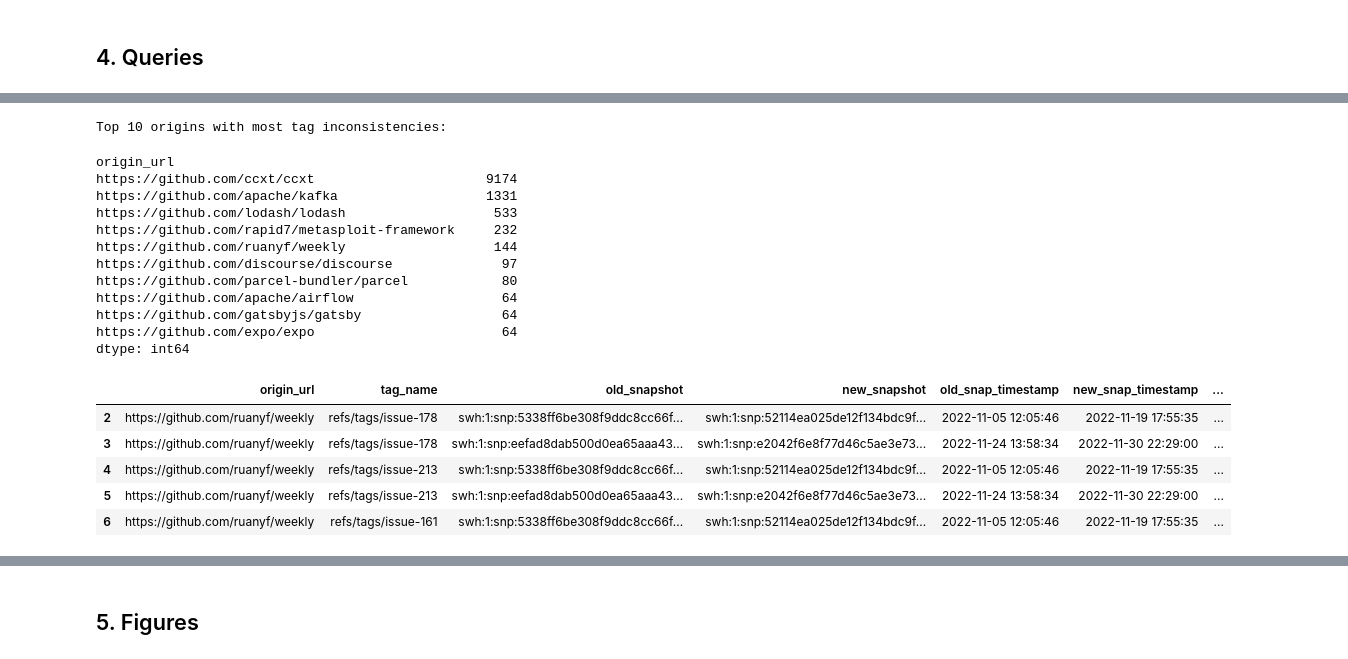
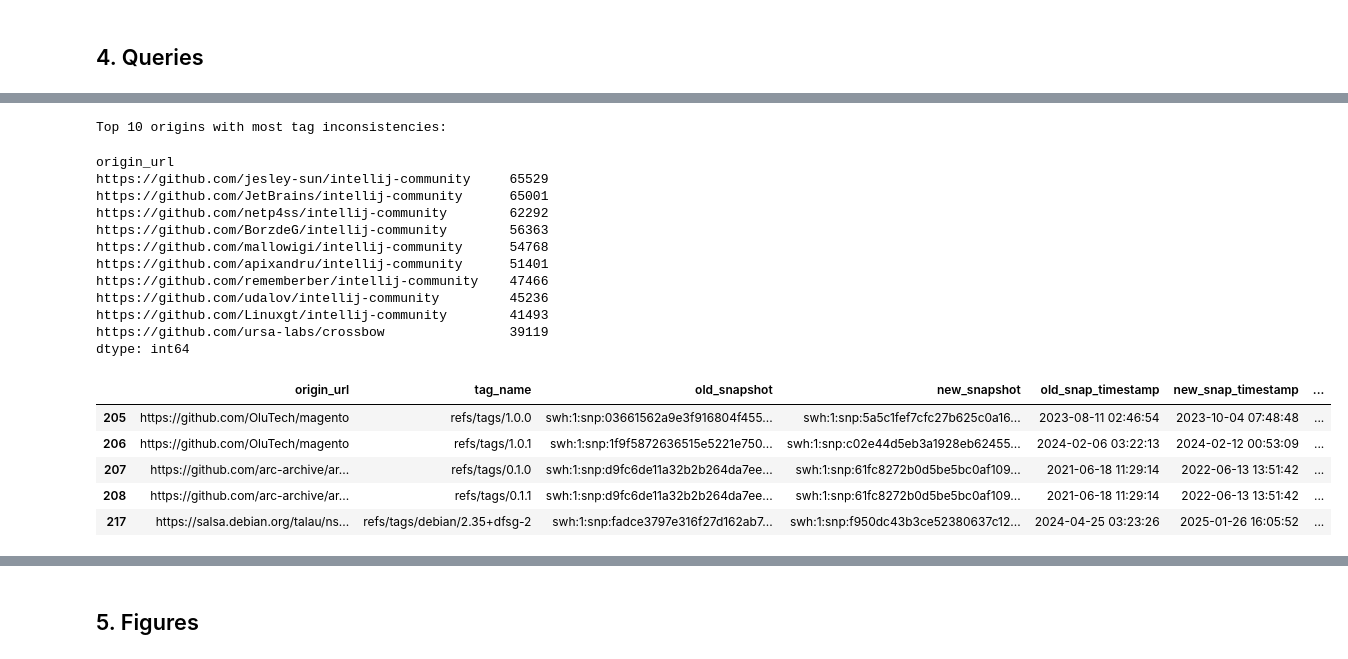
Before and after one commit to srapaport/tags-alterations, a Jupyter notebook: notebooks/analyze_tags.ipynb, the cells around one changed output, grey strips where cells are left out. Saved outputs shown, nothing was run; the diff lists cells and outputs as text; code cells hidden in the pictures.

```diff
--- a/notebooks/analyze_tags.ipynb
+++ b/notebooks/analyze_tags.ipynb
@@ -18,7 +18,7 @@ Libraries imported successfully
 # %% [markdown]
 ### 2.1. Skip if `pickle` used
 # %%
-conn = sqlite3.connect('../data/tags_alterations_teaser_2025-05.db')
+conn = sqlite3.connect('../data/tags_alterations_full_2025-10.db')
 df = pd.read_sql_query("SELECT * FROM tag_inconsistencies", conn)
 
 print(f"Loaded {len(df)} tag inconsistencies from database")
@@ -103,26 +108,26 @@ origins_with_most_issues.head(10)
 # %% [output]
 Top 10 origins with most tag inconsistencies:
 origin_url
-https://github.com/ccxt/ccxt                      9174
-https://github.com/apache/kafka                   1331
-https://github.com/lodash/lodash                   533
-https://github.com/rapid7/metasploit-framework     232
-https://github.com/ruanyf/weekly                   144
-https://github.com/discourse/discourse              97
-https://github.com/parcel-bundler/parcel            80
-https://github.com/apache/airflow                   64
-https://github.com/gatsbyjs/gatsby                  64
-https://github.com/expo/expo                        64
+https://github.com/jesley-sun/intellij-community     65529
+https://github.com/JetBrains/intellij-community      65001
+https://github.com/netp4ss/intellij-community        62292
+https://github.com/BorzdeG/intellij-community        56363
+https://github.com/mallowigi/intellij-community      54768
+https://github.com/apixandru/intellij-community      51401
+https://github.com/rememberber/intellij-community    47466
+https://github.com/udalov/intellij-community         45236
+https://github.com/Linuxgt/intellij-community        41493
+https://github.com/ursa-labs/crossbow                39119
 dtype: int64
 # %%
-tag_alterations[['origin_url', 'tag_name', 'old_snapshot', 'new_snapshot', 'old_snap_timestamp', 'new_snap_timestamp', 'old_rev_timestamp', 'new_rev_timestamp']].head()
+tag_alterations[['origin_url', 'tag_name', 'old_snapshot', 'new_snapshot', 'old_snap_timestamp', 'new_snap_timestamp', 'old_rev_timestamp', 'new_rev_timestamp', 'type']].head()
 # %% [output]
 |  | origin_url | tag_name | old_snapshot | new_snapshot | old_snap_timestamp | new_snap_timestamp | ... |
-| 2 | https://github.com/ruanyf/weekly | refs/tags/issue-178 | swh:1:snp:5338ff6be308f9ddc8cc66f... | swh:1:snp:52114ea025de12f134bdc9f... | 2022-11-05 12:05:46 | 2022-11-19 17:55:35 | ... |
-| 3 | https://github.com/ruanyf/weekly | refs/tags/issue-178 | swh:1:snp:eefad8dab500d0ea65aaa43... | swh:1:snp:e2042f6e8f77d46c5ae3e73... | 2022-11-24 13:58:34 | 2022-11-30 22:29:00 | ... |
-| 4 | https://github.com/ruanyf/weekly | refs/tags/issue-213 | swh:1:snp:5338ff6be308f9ddc8cc66f... | swh:1:snp:52114ea025de12f134bdc9f... | 2022-11-05 12:05:46 | 2022-11-19 17:55:35 | ... |
-| 5 | https://github.com/ruanyf/weekly | refs/tags/issue-213 | swh:1:snp:eefad8dab500d0ea65aaa43... | swh:1:snp:e2042f6e8f77d46c5ae3e73... | 2022-11-24 13:58:34 | 2022-11-30 22:29:00 | ... |
-| 6 | https://github.com/ruanyf/weekly | refs/tags/issue-161 | swh:1:snp:5338ff6be308f9ddc8cc66f... | swh:1:snp:52114ea025de12f134bdc9f... | 2022-11-05 12:05:46 | 2022-11-19 17:55:35 | ... |
+| 205 | https://github.com/OluTech/magento | refs/tags/1.0.0 | swh:1:snp:03661562a9e3f916804f455... | swh:1:snp:5a5c1fef7cfc27b625c0a16... | 2023-08-11 02:46:54 | 2023-10-04 07:48:48 | ... |
+| 206 | https://github.com/OluTech/magento | refs/tags/1.0.1 | swh:1:snp:1f9f5872636515e5221e750... | swh:1:snp:c02e44d5eb3a1928eb62455... | 2024-02-06 03:22:13 | 2024-02-12 00:53:09 | ... |
+| 207 | https://github.com/arc-archive/ar... | refs/tags/0.1.0 | swh:1:snp:d9fc6de11a32b2b264da7ee... | swh:1:snp:61fc8272b0d5be5bc0af109... | 2021-06-18 11:29:14 | 2022-06-13 13:51:42 | ... |
+| 208 | https://github.com/arc-archive/ar... | refs/tags/0.1.1 | swh:1:snp:d9fc6de11a32b2b264da7ee... | swh:1:snp:61fc8272b0d5be5bc0af109... | 2021-06-18 11:29:14 | 2022-06-13 13:51:42 | ... |
+| 217 | https://salsa.debian.org/talau/ns... | refs/tags/debian/2.35+dfsg-2 | swh:1:snp:fadce3797e316f27d162ab7... | swh:1:snp:f950dc43b3ce52380637c12... | 2024-04-25 03:23:26 | 2025-01-26 16:05:52 | ... |
 # %%
 github = df[df['origin_url'].str.contains(r'^https?://[^/]*github\.com', regex=True, na=False)]
 gitlab = df[df['origin_url'].str.contains(r'^https?://[^/]*gitlab\.', regex=True, na=False)]
```
Also changed, not shown: parts of 13 cells of this notebook, 1 other file.
